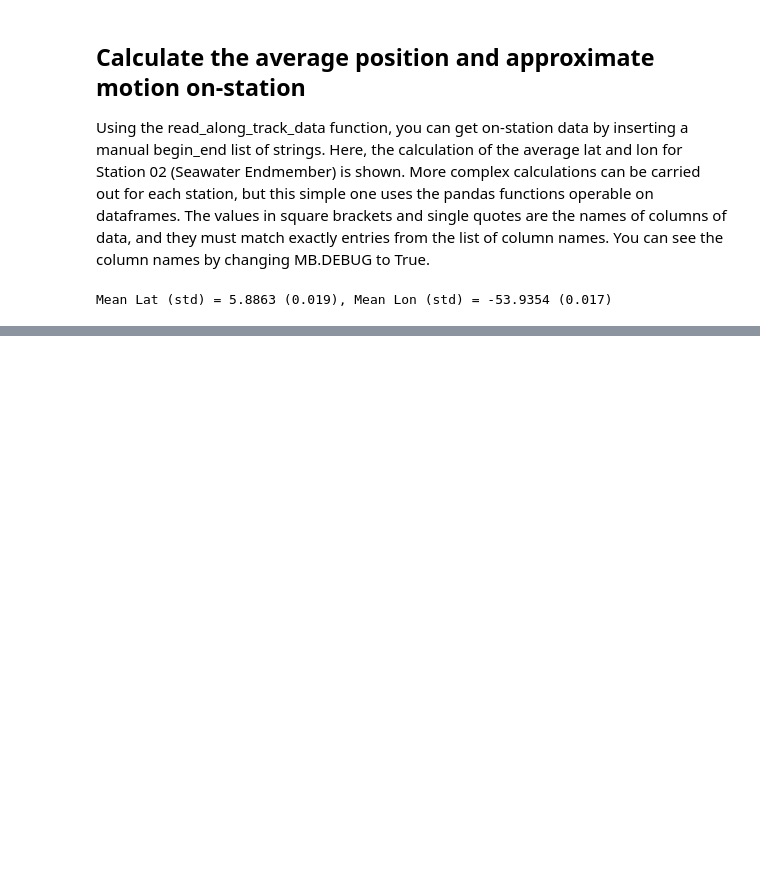
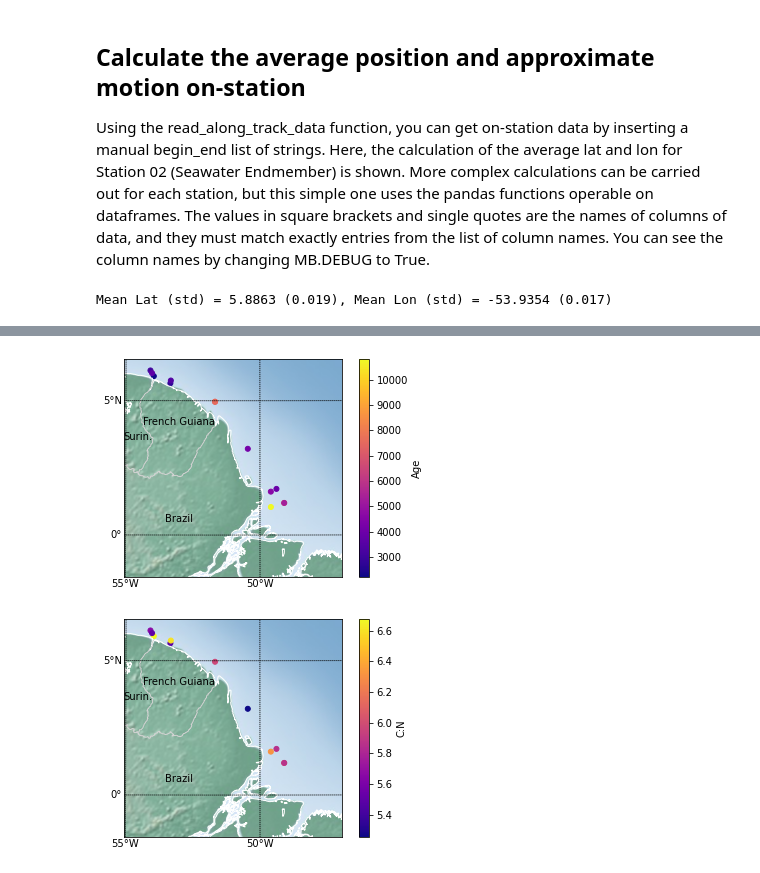
Before and after one commit to DirtBurner/MUDBENCS, a Jupyter notebook: MUDBENCS_CTD.ipynb, the cells around one changed output, grey strips where cells are left out. Drawn from its saved outputs; the diff is of its cells as text; code cells hidden in the pictures; blank space fills up the shorter version.

```diff
--- a/MUDBENCS_CTD.ipynb
+++ b/MUDBENCS_CTD.ipynb
@@ -163,14 +171,3 @@ std_lon = Station_data_df['Lon Dec. Deg.'].std()
 print('Mean Lat (std) = %.4f (%.3f), Mean Lon (std) = %.4f (%.3f) ' % (mean_lat, std_lat, mean_lon, std_lon))
 # %% [output]
 Mean Lat (std) = 5.8863 (0.019), Mean Lon (std) = -53.9354 (0.017)
-# %%
-m = MB.MUDBENCS_map(AT_data_df, ' C3 Primary CDOM')
-
-#Add Country names
-lon = (-53, -53)
-lat = (4.1, 0.5)
-names = ['French Guiana', 'Brazil']
-X,Y = m(lon,lat)
-for i, (X, Y) in enumerate(zip(X, Y), start=0):
-    plt.text(X, Y, names[i], ha='center', color='k')
-plt.savefig('C:/Users/beros/Box/UDrive_brosenheim/My_Documents/Research/Seagoing Expeditions/CHEM-OCE Guianas Mudbanks 2020/Expedition prep/MUDBENCS/CTD_Data/Maps/CDOM.svg', dpi=300)
@@ -178,0 +174,20 @@ plt.savefig('C:/Users/beros/Box/UDrive_brosenheim/My_Documents/Research/Seagoing
+# %%
+#Import gravity core lats and longs, as well as isotope data from core catchers to plot into the maps
+cc_dat_df = pd.read_csv('Core_Catcher_OrgGeochem.csv')
+cc_coords_df = pd.read_csv('Gravity_Core_Coords.csv')
+cc_dat_df['Lat Dec. Deg.'], cc_dat_df['Lon Dec. Deg.'] = np.zeros(len(cc_dat_df['Sample ID'])), np.zeros(len(cc_dat_df['Sample ID']))
+print(cc_dat_df.columns)
+
+#Add coordinates to data dataframe:
+for ind, row in cc_dat_df.iterrows():
+    #Find index of coordinate dataframe with the core number in the Sample ID
+    for z, coords in cc_coords_df.iterrows():
+        if coords['Gravity Core'] in row['Sample ID']:
+            lat = coords['Lat']
+            lon = coords['Lon']
+            cc_dat_df['Lat Dec. Deg.'].iloc[ind] = lat
+            cc_dat_df['Lon Dec. Deg.'].iloc[ind] = lon
+
+#Remove flagged data for low N concentrations
+cc_dat_noflags_df = cc_dat_df[~(cc_dat_df['flags'] == 'low N')]
+print(cc_dat_df.shape, cc_dat_noflags_df.shape)
@@ -178,0 +203,11 @@ plt.savefig('C:/Users/beros/Box/UDrive_brosenheim/My_Documents/Research/Seagoing
+# %%
+#Make maps of core catcher data from above, chose whether to keep flagged data or remove it
+
+#Keep flagged data
+m = MB.MUDBENCS_map(cc_dat_df, 'Age', add_stations=False)
+#plt.savefig('C:/Users/beros/Box/UDrive_brosenheim/My_Documents/Research/Seagoing Expeditions/CHEM-OCE Guianas Mudbanks 2020/Expedition prep/MUDBENCS/CTD_Data/Maps/14C_Age_hiN_CC.svg', dpi=300)
+#remove flagged data
+m_flagged = MB.MUDBENCS_map(cc_dat_noflags_df, 'C:N', add_stations=False)
+# %% [output]
+[figure, added]
+[figure, added]
```
Also changed, not shown: parts of 12 cells of this notebook, 5 other files.
